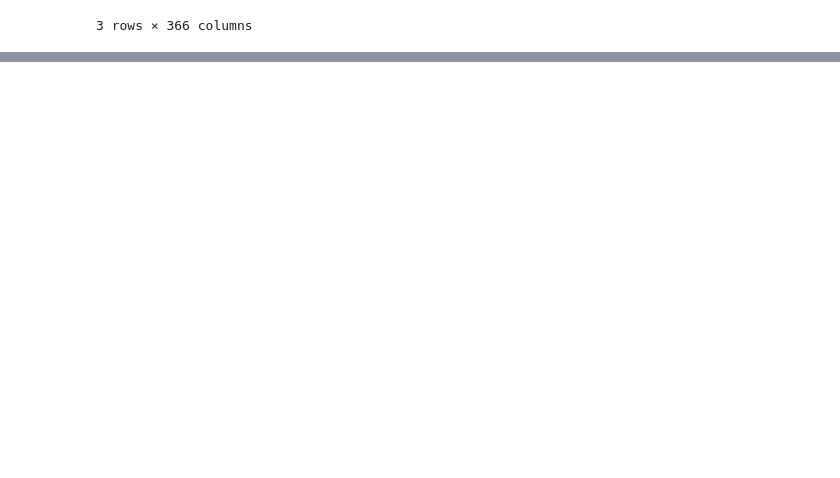
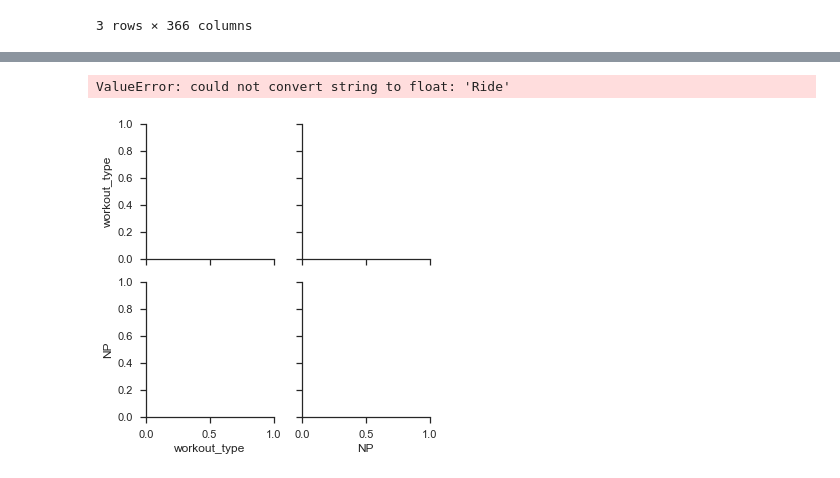
Before and after one commit to bhagyashreedhebe/Portfolios, a Jupyter notebook: Portfolio 1.ipynb, the cells around one changed output, grey strips where cells are left out. Drawn from its saved outputs; the diff is of its cells as text; code cells hidden in the pictures; blank space fills up the shorter version.

```diff
--- a/Portfolio 1.ipynb
+++ b/Portfolio 1.ipynb
@@ -337,0 +342,6 @@ joined_df.groupby('workout_type').median()
+# %%
+p = sns.pairplot(joined_df,vars=['workout_type', 'NP'], hue="workout_type")
+plt.show()
+# %% [output]
+ValueError: could not convert string to float: 'Ride'
+[figure, added]
```
Also changed, not shown: parts of 24 cells of this notebook.
